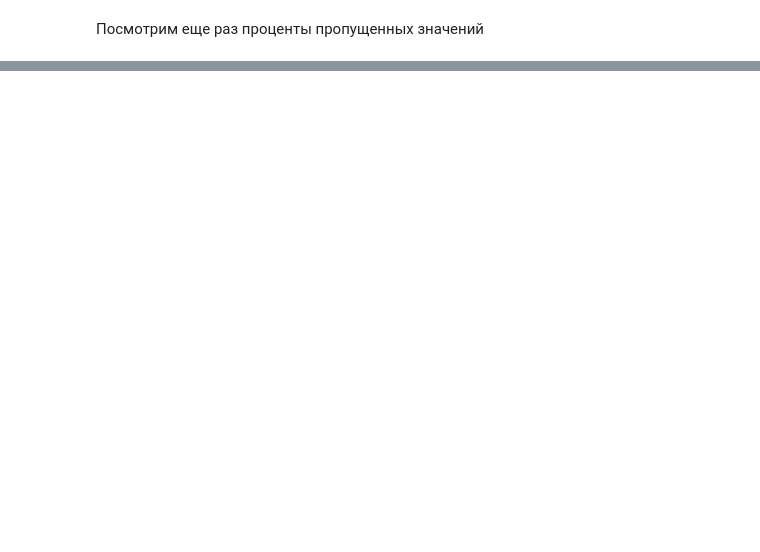
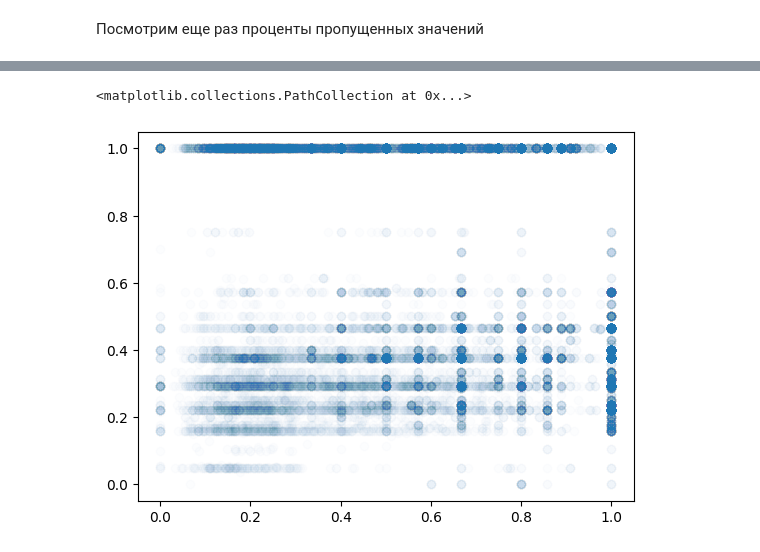
Before and after one commit to ZhdanAndrew/ML, a Jupyter notebook: labs.ipynb, the cells around one changed output, grey strips where cells are left out. Saved outputs shown, nothing was run; the diff lists cells and outputs as text; code cells hidden in the pictures; blank space fills up the shorter version.

```diff
--- a/labs.ipynb
+++ b/labs.ipynb
@@ -233,0 +376,5 @@ print(counter)
+# %%
+plt.scatter(data['clean_name_levenshtein_sim'], data[ 'geocode_coordinates_lat_trigram'], alpha=0.01)
+# %% [output]
+<matplotlib.collections.PathCollection at 0x...>
+[figure, added]
```
Also changed, not shown: parts of 39 cells of this notebook, 1 other file.
